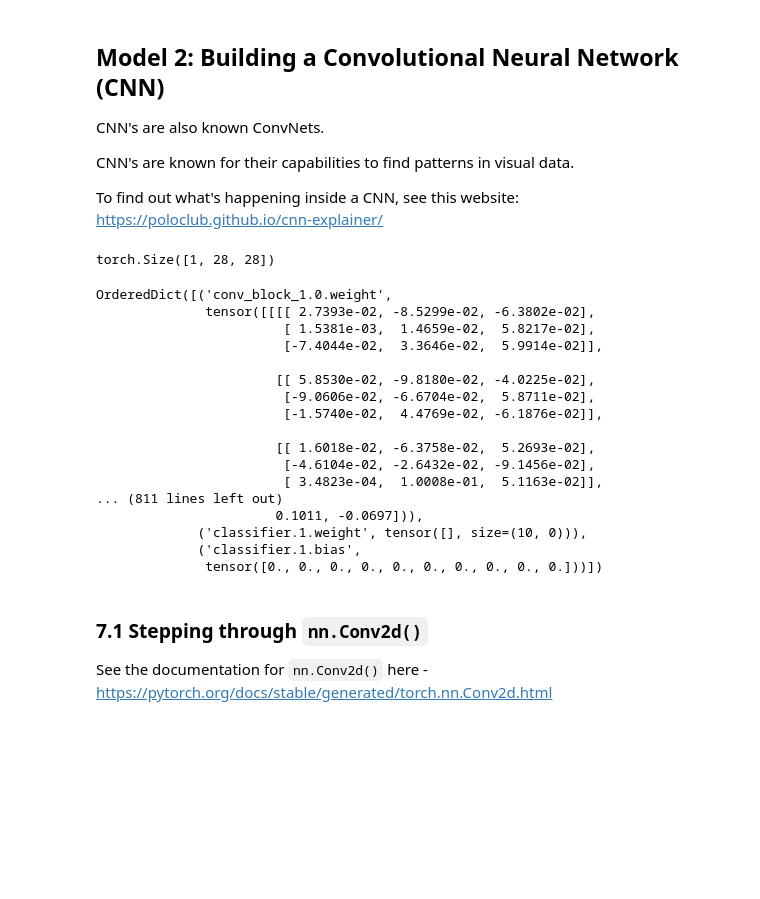
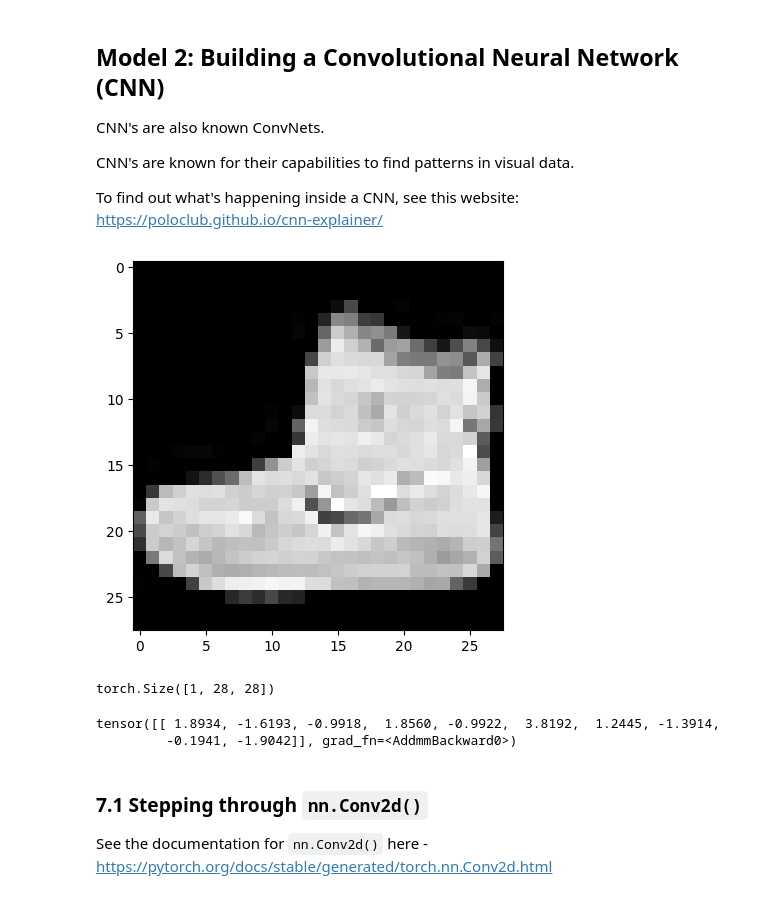
Before and after one commit to eschafir/deep_learning_pytorch, a Jupyter notebook: 03_pytorch_computer_vision.ipynb, the cells around one changed output. Saved outputs shown, nothing was run; the diff lists cells and outputs as text; code cells hidden in the pictures; blank space fills up the shorter version.

```diff
--- a/03_pytorch_computer_vision.ipynb
+++ b/03_pytorch_computer_vision.ipynb
@@ -746,32 +750,22 @@ class FashionMNISTModelV2(nn.Module):
-# %%
-image.shape
-# %% [output]
-torch.Size([1, 28, 28])
 # %%
 torch.manual_seed(42)
 model_2 = FashionMNISTModelV2(input_shape=image.shape[0],
                               hidden_units=10,
                               output_shape=len(class_names)).to(device)
-# %%
-model_2.state_dict()
-# %% [output]
-OrderedDict([('conv_block_1.0.weight',
-              tensor([[[[ 2.7393e-02, -8.5299e-02, -6.3802e-02],
-                        [ 1.5381e-03,  1.4659e-02,  5.8217e-02],
-                        [-7.4044e-02,  3.3646e-02,  5.9914e-02]],
-
-                       [[ 5.8530e-02, -9.8180e-02, -4.0225e-02],
-                        [-9.0606e-02, -6.6704e-02,  5.8711e-02],
-                        [-1.5740e-02,  4.4769e-02, -6.1876e-02]],
-
-                       [[ 1.6018e-02, -6.3758e-02,  5.2693e-02],
-                        [-4.6104e-02, -2.6432e-02, -9.1456e-02],
-                        [ 3.4823e-04,  1.0008e-01,  5.1163e-02]],
-... (811 lines left out)
-                       0.1011, -0.0697])),
-             ('classifier.1.weight', tensor([], size=(10, 0))),
-             ('classifier.1.bias',
-              tensor([0., 0., 0., 0., 0., 0., 0., 0., 0., 0.]))])
+# %%
+plt.imshow(image.squeeze(), cmap="gray");
+# %% [output]
+[figure, added]
+# %%
+rand_image_tensor = torch.randn_like(image)
+rand_image_tensor.shape
+# %% [output]
+torch.Size([1, 28, 28])
+# %%
+model_2(rand_image_tensor.unsqueeze(0))
+# %% [output]
+tensor([[ 1.8934, -1.6193, -0.9918,  1.8560, -0.9922,  3.8192,  1.2445, -1.3914,
+         -0.1941, -1.9042]], grad_fn=<AddmmBackward0>)
 # %% [markdown]
 ### 7.1 Stepping through `nn.Conv2d()`
 
```
Also changed, not shown: parts of 29 cells of this notebook.
